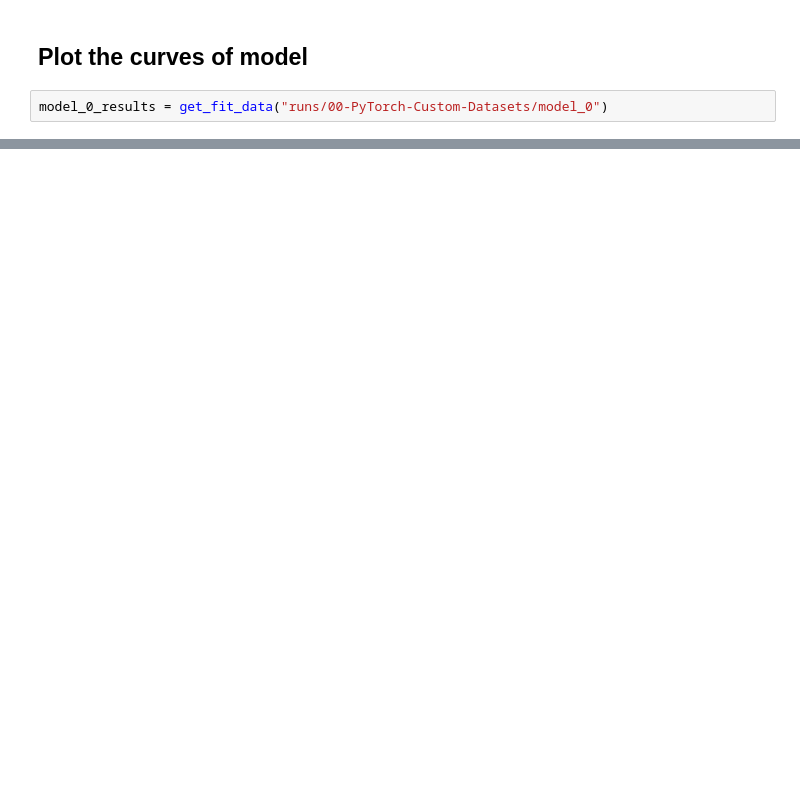
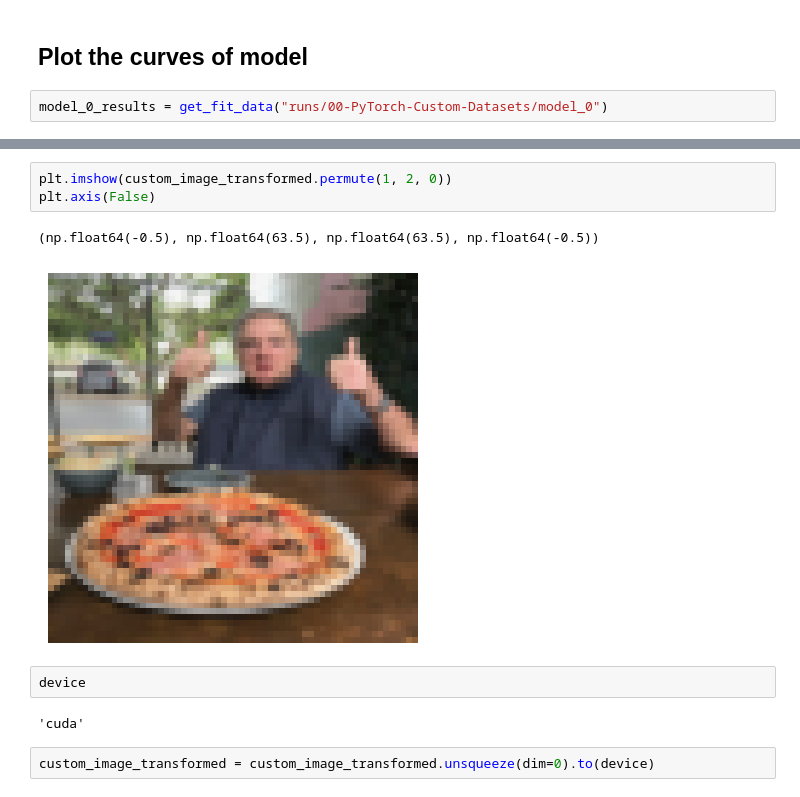
Before and after one commit to MuhammadAbuBakarQureshi/Machine-Learning, a Jupyter notebook: PyTorch/10-PyTorch-Custom-Datasets.ipynb, the cells around one changed output, grey strips where cells are left out. Drawn from its saved outputs; the diff is of its cells as text; blank space fills up the shorter version.

```diff
--- a/PyTorch/10-PyTorch-Custom-Datasets.ipynb
+++ b/PyTorch/10-PyTorch-Custom-Datasets.ipynb
@@ -754,0 +942,12 @@ plot_loss_curves(model_0_results)
+# %%
+plt.imshow(custom_image_transformed.permute(1, 2, 0))
+plt.axis(False)
+# %% [output]
+(np.float64(-0.5), np.float64(63.5), np.float64(63.5), np.float64(-0.5))
+[figure, added]
+# %%
+device
+# %% [output]
+'cuda'
+# %%
+custom_image_transformed = custom_image_transformed.unsqueeze(dim=0).to(device)
```
Also changed, not shown: parts of 35 cells of this notebook.
